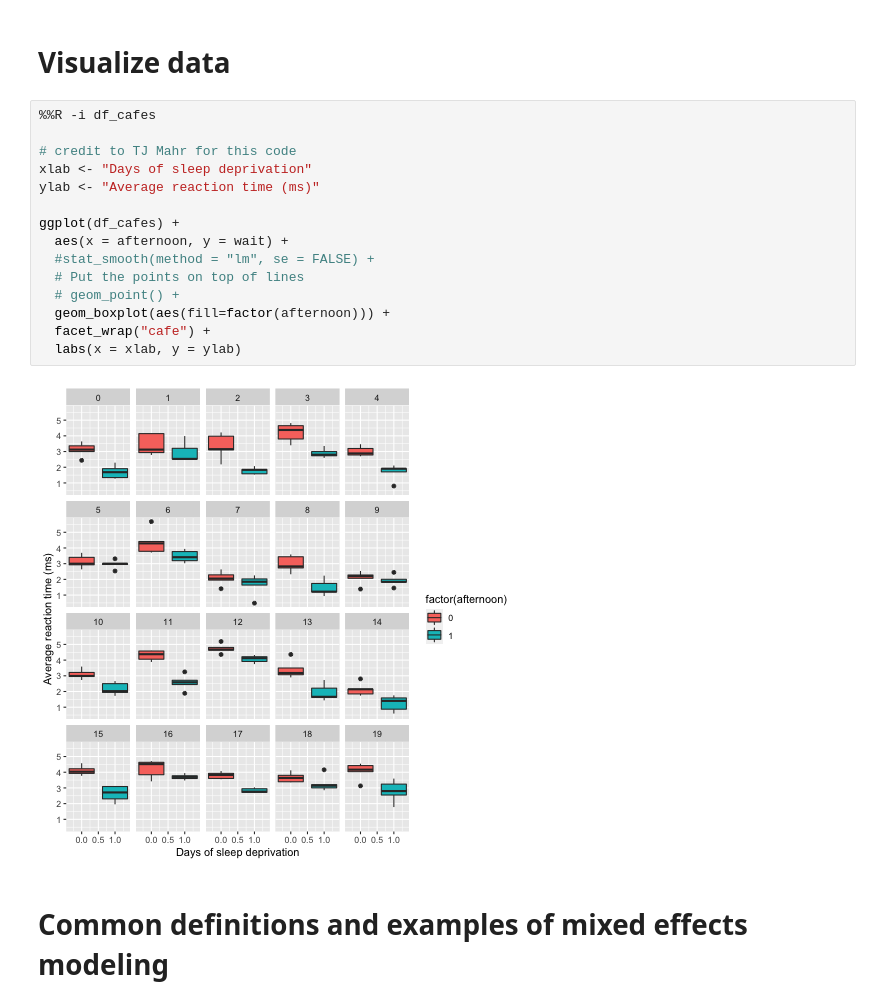
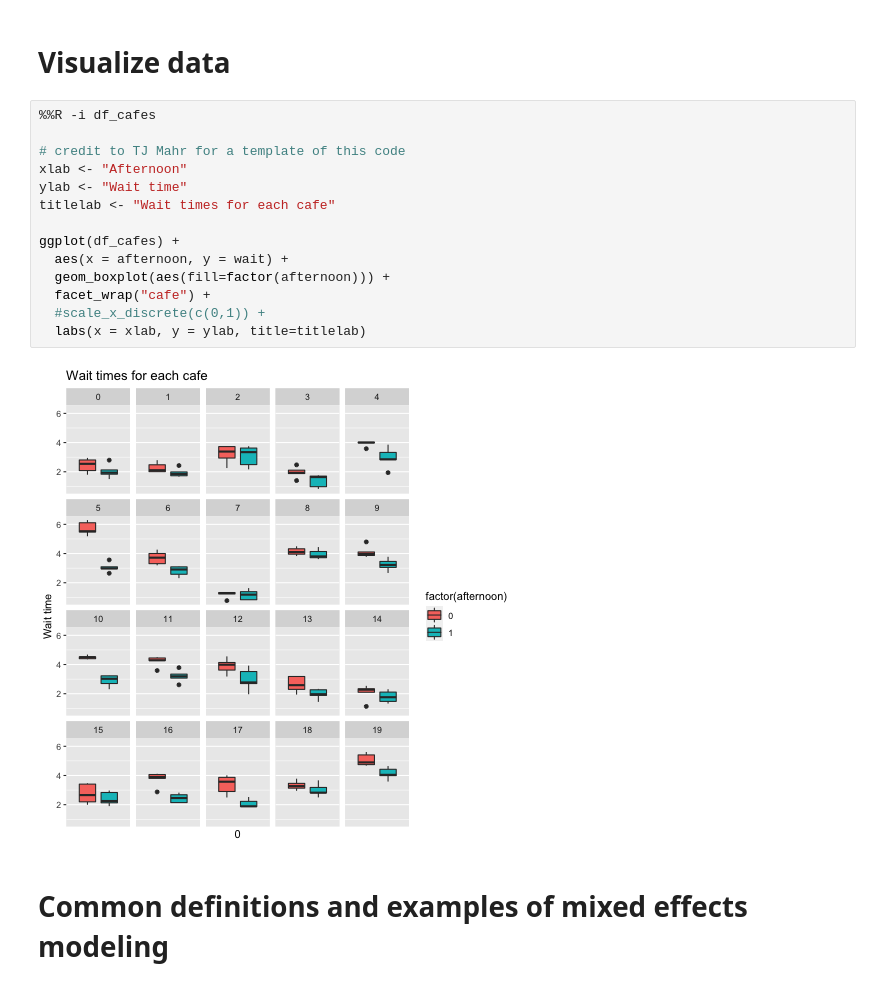
Before and after one commit to benslack19/stats_rethinking, a Jupyter notebook: blog_entries/mixed_effects_freqvsbayes_cafes.ipynb, the cells around one changed output. Cells and saved outputs as stored; diff of their text form.

Commit message:
working on intro of cafe mixed effects example

```diff
--- a/blog_entries/mixed_effects_freqvsbayes_cafes.ipynb
+++ b/blog_entries/mixed_effects_freqvsbayes_cafes.ipynb
@@ -111,20 +116,19 @@ df_cafes.head()
 # %%
 %%R -i df_cafes
 
-# credit to TJ Mahr for this code
-xlab <- "Days of sleep deprivation"
-ylab <- "Average reaction time (ms)"
+# credit to TJ Mahr for a template of this code
+xlab <- "Afternoon"
+ylab <- "Wait time"
+titlelab <- "Wait times for each cafe"
 
 ggplot(df_cafes) +
   aes(x = afternoon, y = wait) +
-  #stat_smooth(method = "lm", se = FALSE) +
-  # Put the points on top of lines
-  # geom_point() +
   geom_boxplot(aes(fill=factor(afternoon))) +
   facet_wrap("cafe") +
-  labs(x = xlab, y = ylab)
+  #scale_x_discrete(c(0,1)) +
+  labs(x = xlab, y = ylab, title=titlelab)
 # %% [output]
-[figure, old version]
+[figure, new version]
 # %% [markdown]
 # Common definitions and examples of mixed effects modeling
 # %% [markdown]
```
Also changed, not shown: parts of 10 cells of this notebook, 1 other file.
